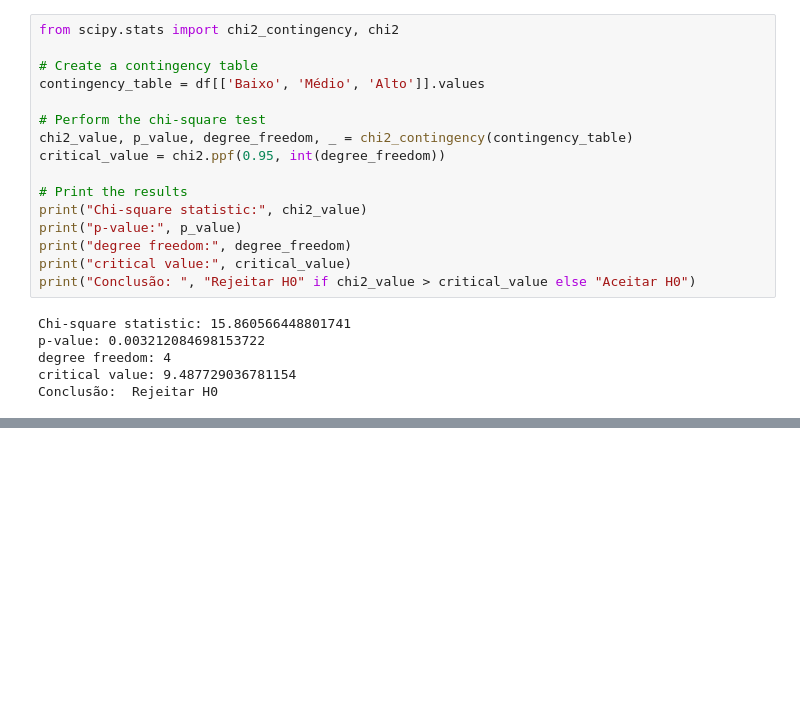
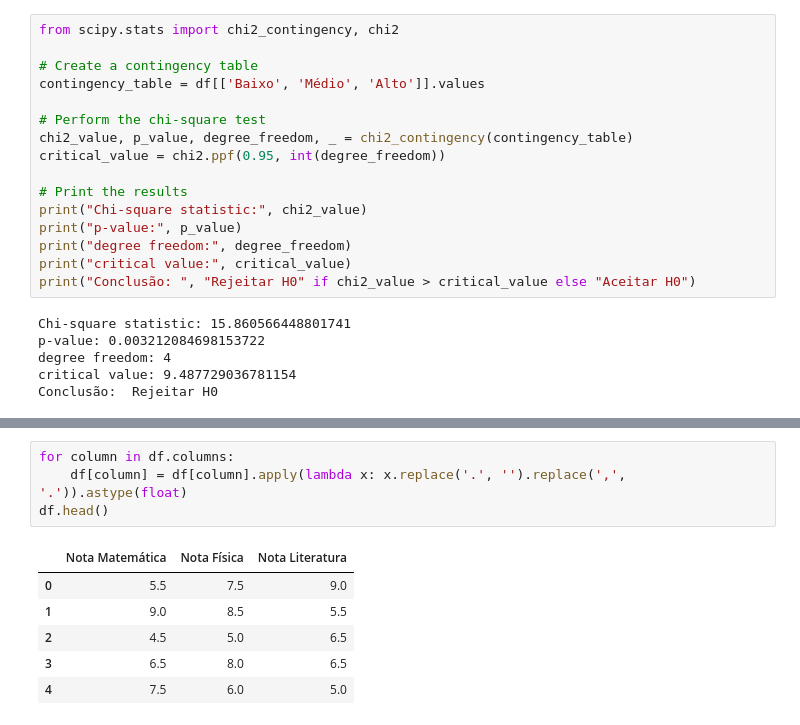
Before and after one commit to Angelicogfa/mba-datascience-analytics-uspesalq, a Jupyter notebook: Modulos/Modulo 002 - Fundamentos de Estatistica/aula 01/AnaliseEstatistica.ipynb, the cells around one changed output, grey strips where cells are left out. Drawn from its saved outputs; the diff is of its cells as text; blank space fills up the shorter version.

```diff
--- a/Modulos/Modulo 002 - Fundamentos de Estatistica/aula 01/AnaliseEstatistica.ipynb
+++ b/Modulos/Modulo 002 - Fundamentos de Estatistica/aula 01/AnaliseEstatistica.ipynb
@@ -245,0 +260,11 @@ Conclusão:  Rejeitar H0
+# %%
+for column in df.columns:
+    df[column] = df[column].apply(lambda x: x.replace('.', '').replace(',', '.')).astype(float)
+df.head()
+# %% [output]
+|  | Nota Matemática | Nota Física | Nota Literatura |
+| 0 | 5.5 | 7.5 | 9.0 |
+| 1 | 9.0 | 8.5 | 5.5 |
+| 2 | 4.5 | 5.0 | 6.5 |
+| 3 | 6.5 | 8.0 | 6.5 |
+| 4 | 7.5 | 6.0 | 5.0 |
```
Also changed, not shown: parts of 6 cells of this notebook, 1 other file.
